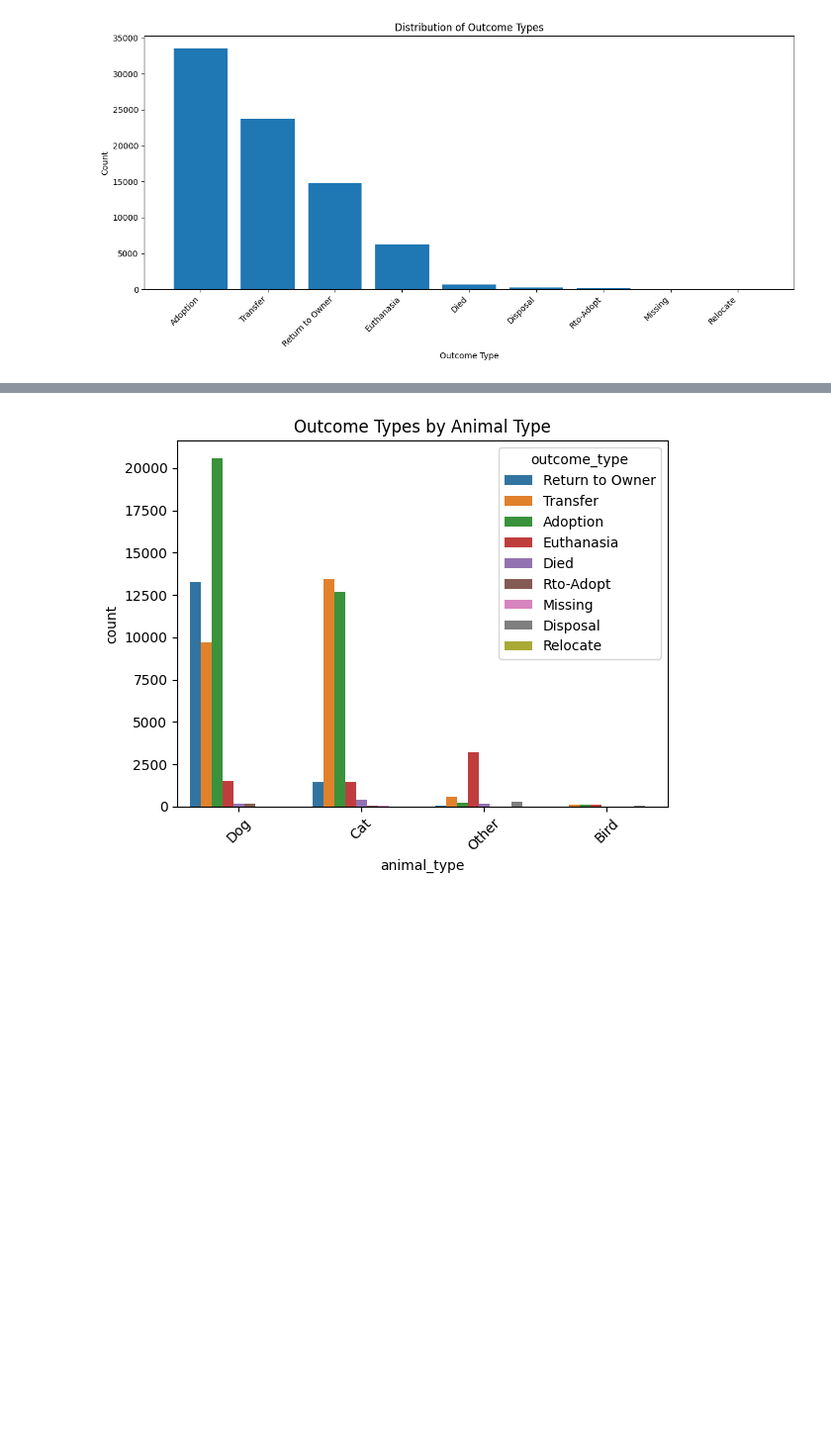
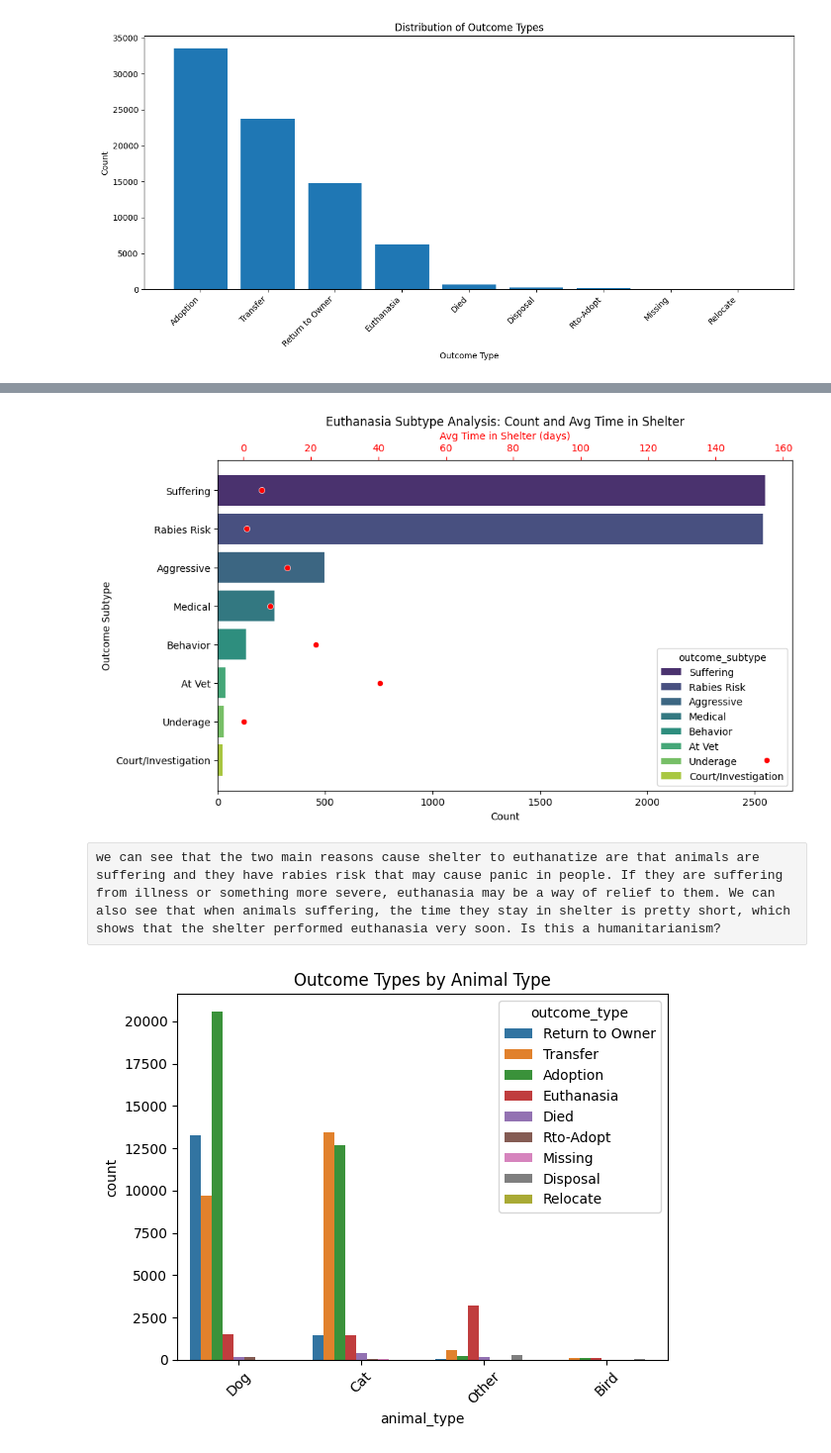
Before and after one commit to hlm01/ECE_143_Project, a Jupyter notebook: main.ipynb, the cells around one changed output, grey strips where cells are left out. Shown at 99% size. Drawn from its saved outputs; the diff is of its cells as text; code cells hidden in the pictures; blank space fills up the shorter version.

Commit message:
main1.ipynb

```diff
--- a/main.ipynb
+++ b/main.ipynb
@@ -114 +140,40 @@ euth_analysis.write_csv("euthanasia_reasons.csv")
+# %%
+euth_analysis_df = euth_analysis.to_pandas()
+
+# Set up the figure
+fig, ax1 = plt.subplots(figsize=(10, 6))
+
+# Plot counts as bars
+sns.barplot(
+    x='count',
+    y='outcome_subtype',
+    data=euth_analysis_df,
+    hue='outcome_subtype',
+    palette='viridis',
+    ax=ax1
+)
+ax1.set_xlabel('Count')
+ax1.set_ylabel('Outcome Subtype')
+ax1.set_title('Euthanasia Subtype Analysis: Count and Avg Time in Shelter')
+
+# Add a secondary axis for avg_time_in_shelter
+ax2 = ax1.twiny()
+sns.scatterplot(
+    x='avg_time_in_shelter',
+    y='outcome_subtype',
+    data=euth_analysis_df,
+    color='red',
+    marker='o',
+    ax=ax2
+)
+ax2.set_xlabel('Avg Time in Shelter (days)', color='red')
+ax2.tick_params(axis='x', colors='red')
+
+# Display the plot
+plt.tight_layout()
+plt.show()
+# %% [output]
+[figure, added]
+# %% [raw]
+we can see that the two main reasons cause shelter to euthanatize are that animals are suffering and they have rabies risk that may cause panic in people. If they are suffering from illness or something more severe, euthanasia may be a way of relief to them. We can also see that when animals suffering, the time they stay in shelter is pretty short, which shows that the shelter performed euthanasia very soon. Is this a humanitarianism?
 # %%
```
Also changed, not shown: parts of 34 cells of this notebook.
